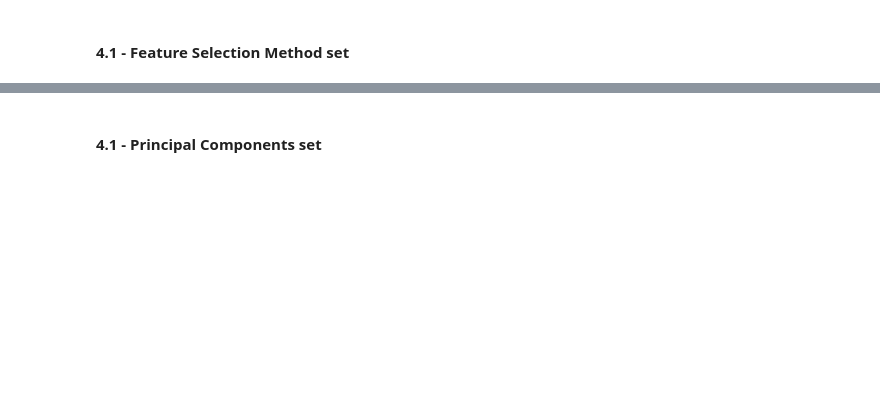
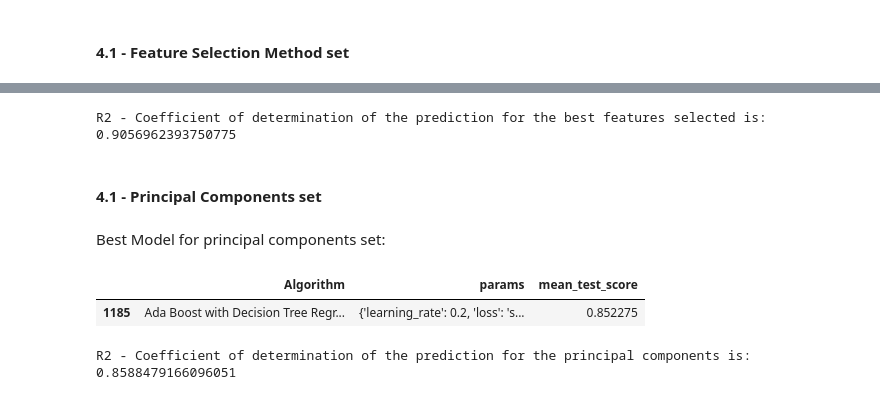
Before and after one commit to ray2g/Data-Mining-Projects, a Jupyter notebook: Homework Assignment 2/PD_TPC2_script.ipynb, the cells around one changed output, grey strips where cells are left out. Saved outputs shown, nothing was run; the diff lists cells and outputs as text; code cells hidden in the pictures; blank space fills up the shorter version.

```diff
--- a/Homework Assignment 2/PD_TPC2_script.ipynb
+++ b/Homework Assignment 2/PD_TPC2_script.ipynb
@@ -1086,2 +1123,29 @@ Top 10 best models with feature selection:
+# %%
+# training the best model for features selection set
+reg = GradientBoostingRegressor(max_depth=5, min_samples_split=5, n_estimators=1000, random_state=random_state)
+reg = reg.fit(x_train_scaled[selected_names], Y_train.values.ravel())
+reg.predict(x_test_scaled[selected_names])
+R2 = reg.score(x_test_scaled[selected_names], Y_test)
+
+print("\nR2 - Coefficient of determination of the prediction for the best features selected is: ", R2)
+# %% [output]
+R2 - Coefficient of determination of the prediction for the best features selected is:  0.9056962393750775
 # %% [markdown]
 #### 4.1 - Principal Components set
+# %% [markdown]
+Best Model for principal components set:
+# %%
+final_results_pc_top10.head(1)
+# %% [output]
+|  | Algorithm | params | mean_test_score |
+| 1185 | Ada Boost with Decision Tree Regr... | {'learning_rate': 0.2, 'loss': 's... | 0.852275 |
+# %%
+# training the best model for principal components set
+reg = AdaBoostRegressor(base_estimator=DecisionTreeRegressor(),learning_rate=0.2, loss='square', n_estimators=100, random_state=random_state)
+reg = reg.fit(xtrain_pc, Y_train.values.ravel())
+reg.predict(xtest_pc)
+R2 = reg.score(xtest_pc, Y_test)
+
+print("\nR2 - Coefficient of determination of the prediction for the principal components is: ", R2)
+# %% [output]
+R2 - Coefficient of determination of the prediction for the principal components is:  0.8588479166096051
```
Also changed, not shown: parts of 25 cells of this notebook, 5 other files.
